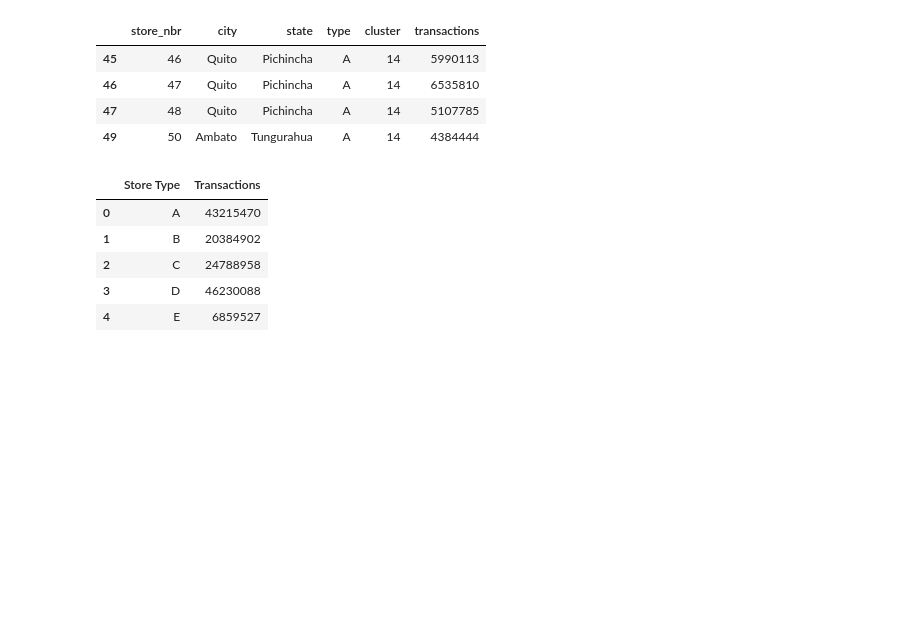
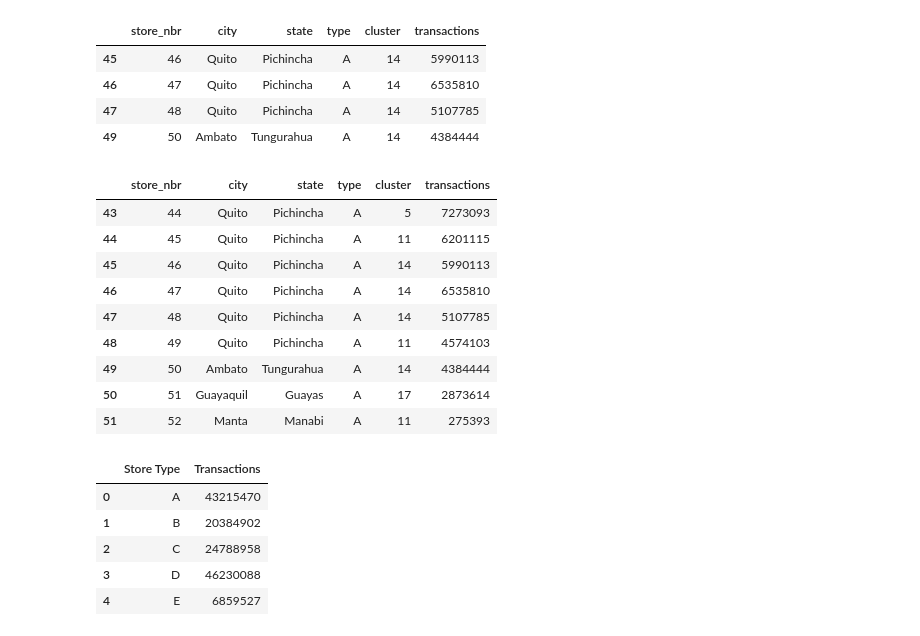
Before and after one commit to GnarvelousOne/DataScience, a Jupyter notebook: store-sales-time-series-forecasting.ipynb, the cells around one changed output. Cells and saved outputs as stored; diff of their text form; code cells hidden in the pictures; blank space fills up the shorter version.

```diff
--- a/store-sales-time-series-forecasting.ipynb
+++ b/store-sales-time-series-forecasting.ipynb
@@ -348,6 +348,19 @@ df_type_b = df_stores_and_trans.loc[df_stores_and_trans['type'] == 'B']
 df_type_c = df_stores_and_trans.loc[df_stores_and_trans['type'] == 'C']
 df_type_d = df_stores_and_trans.loc[df_stores_and_trans['type'] == 'D']
 df_type_e = df_stores_and_trans.loc[df_stores_and_trans['type'] == 'E']
+# %%
+df_type_a
+# %% [output]
+|  | store_nbr | city | state | type | cluster | transactions |
+| 43 | 44 | Quito | Pichincha | A | 5 | 7273093 |
+| 44 | 45 | Quito | Pichincha | A | 11 | 6201115 |
+| 45 | 46 | Quito | Pichincha | A | 14 | 5990113 |
+| 46 | 47 | Quito | Pichincha | A | 14 | 6535810 |
+| 47 | 48 | Quito | Pichincha | A | 14 | 5107785 |
+| 48 | 49 | Quito | Pichincha | A | 11 | 4574103 |
+| 49 | 50 | Ambato | Tungurahua | A | 14 | 4384444 |
+| 50 | 51 | Guayaquil | Guayas | A | 17 | 2873614 |
+| 51 | 52 | Manta | Manabi | A | 11 | 275393 |
 # %%
 df_type_a_sum = df_type_a['transactions'].sum()
 df_type_b_sum = df_type_b['transactions'].sum()
```
Also changed, not shown: parts of 18 cells of this notebook.
